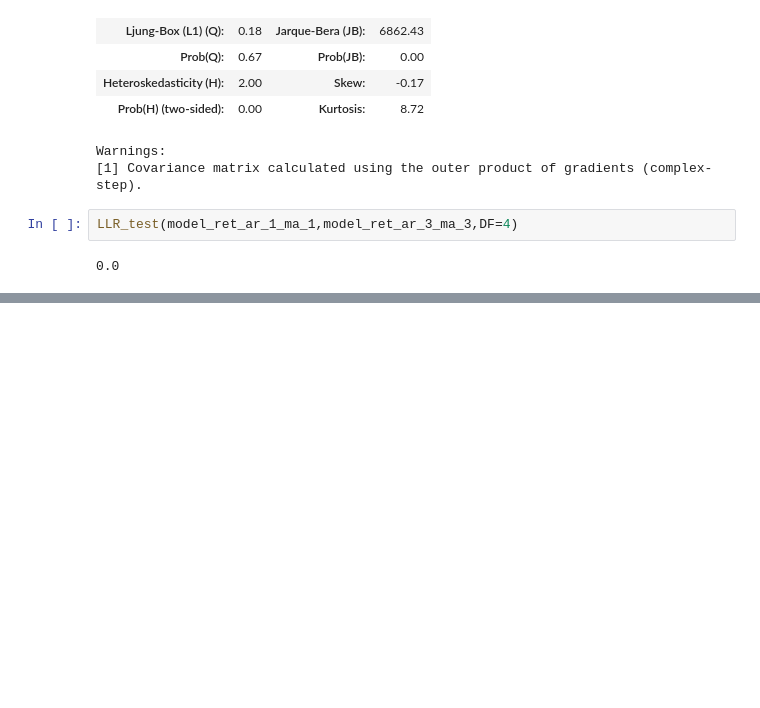
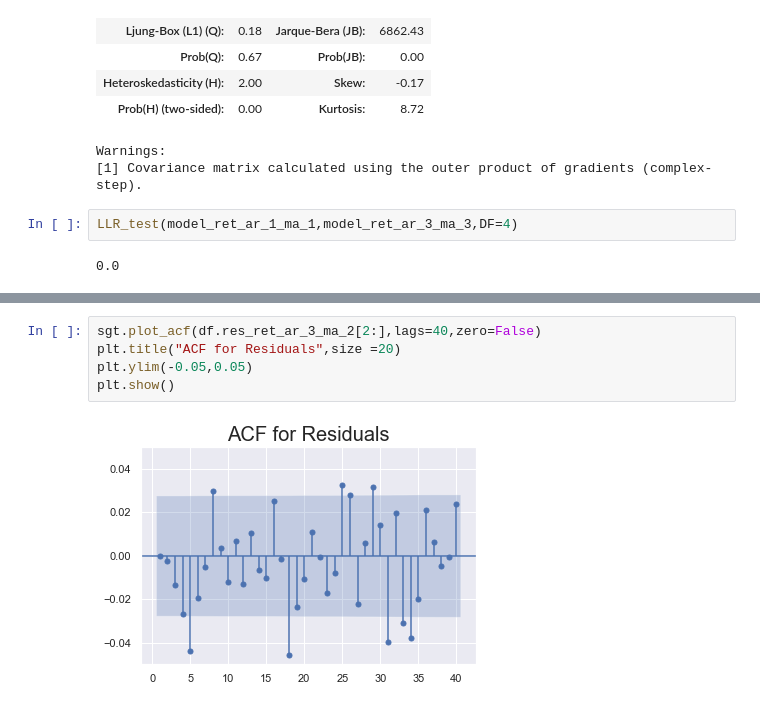
Before and after one commit to satyajitghosh/TimeSeriesAnalysis, a Jupyter notebook: DataRangerCourse/TS_lecture4.ipynb, the cells around one changed output, grey strips where cells are left out. Saved outputs shown, nothing was run; the diff lists cells and outputs as text; blank space fills up the shorter version.

```diff
--- a/DataRangerCourse/TS_lecture4.ipynb
+++ b/DataRangerCourse/TS_lecture4.ipynb
@@ -534,0 +719,7 @@ LLR test suggests that ARMA(3,3) is better than ARMA(1,1). This implies that the
+# %%
+sgt.plot_acf(df.res_ret_ar_3_ma_2[2:],lags=40,zero=False)
+plt.title("ACF for Residuals",size =20)
+plt.ylim(-0.05,0.05)
+plt.show()
+# %% [output]
+[figure, added]
```
Also changed, not shown: parts of 27 cells of this notebook.
